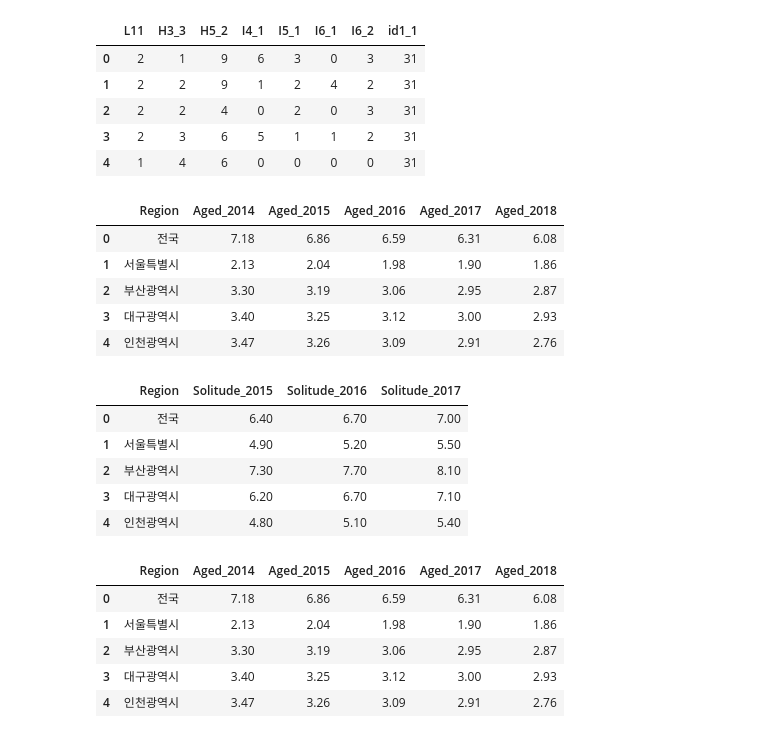
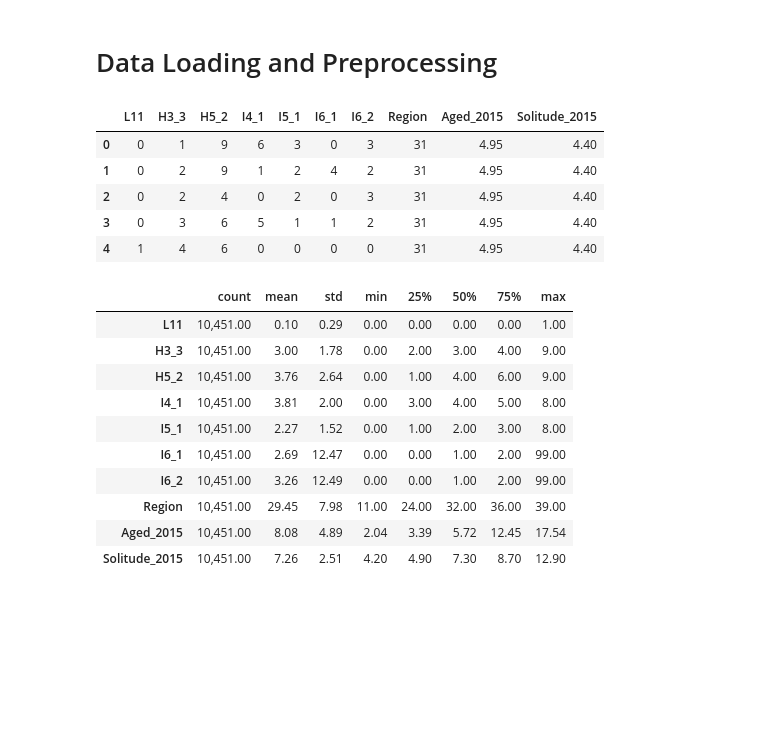
Before and after one commit to cheonbi/TimeSeriesAnalysis, a Jupyter notebook: Shared/test_sumin.ipynb, the cells around one changed output. Cells and saved outputs as stored; diff of their text form; code cells hidden in the pictures; blank space fills up the shorter version.

```diff
--- a/Shared/test_sumin.ipynb
+++ b/Shared/test_sumin.ipynb
@@ -7,43 +9,70 @@ if 'D:\\[Analysis]\\Module' not in sys.path:
 %autoreload 2
 from data_KK import *
 from description_KK import *
+from algorithm_KK import *
 pd.options.display.max_rows = 100 # display row numbers
-pd.options.display.max_columns = 20 # display column numbers
+pd.options.display.max_columns = 50 # display column numbers
+# %% [markdown]
+# Data Loading and Preprocessing
 # %%
 # data loading
 location = 'D:/[Analysis]/Data/Sumin/'
 raw_main = pd.read_excel(location+'main_KK.xlsx')
+raw_main['L11'] = raw_main['L11'].apply(lambda x:1 if x == 1 else 0)
 raw_solitude = pd.read_excel(location+'solitude_KK.xlsx')
 raw_solitude.columns = ['Region', 'Solitude_2015', 'Solitude_2016', 'Solitude_2017']
 raw_aged = pd.read_excel(location+'theaged_KK.xlsx')
 raw_aged.columns = ['Region', 'Aged_2014', 'Aged_2015', 'Aged_2016', 'Aged_2017', 'Aged_2018']
 raw_region = [[11, '서울특별시'], [21, '부산광역시'], [22, '대구광역시'], [23, '인천광역시'], [24, '광주광역시'], [25, '대전광역시'],
               [26, '울산광역시'], [31, '경기도'], [32, '강원도'], [33, '충청북도'], [34, '충청남도'], [35, '전라북도'], [36, '전라남도'],
               [37, '경상북도'], [38, '경상남도'], [39, '제주특별자치도']]
 raw_region = pd.DataFrame(raw_region, columns=['Code', 'Name'])
-display(raw_main.head(), raw_aged.head(), raw_solitude.head(), raw_aged.head(), raw_region.head())
+# display(raw_main.head(), raw_aged.head(), raw_solitude.head(), raw_aged.head(), raw_region.head())
+
+# replace name as code by merging
+raw_aged_using = pd.merge(raw_region, raw_aged, how='inner', left_on=['Name'], right_on=['Region'])
+raw_solitude_using = pd.merge(raw_region, raw_solitude, how='inner', left_on=['Name'], right_on=['Region'])
+# display(raw_aged_using.head(), raw_solitude_using.head())
+
+# delete duplicates
+def delete_columns(raw, del_list):
+    raw_output = raw.copy()
+    for i in del_list:
+        if i in raw_output.columns:
+            del raw_output[i]
+    return raw_output
+raw_aged_using = delete_columns(raw_aged_using, ['Name', 'Region'])
+raw_solitude_using = delete_columns(raw_solitude_using, ['Name', 'Region'])
+# display(raw_aged_using.head(), raw_solitude_using.head())
+
+# join aged and solitude to main raw
+if 'Aged_2014' not in raw_main.columns:
+    raw_main_using = pd.merge(raw_main, raw_aged_using, how='inner', left_on=['id1_1'], right_on=['Code'])
+if 'Solitude_2015' not in raw_main_using.columns:
+    raw_main_using = pd.merge(raw_main_using, raw_solitude_using, how='inner', left_on=['id1_1'], right_on=['Code'])
+
+# removing 9 in L11
+raw_main_using = raw_main_using[raw_main_using['L11'] != 9]
+
+# descriptive statistics
+raw_main_using.rename(columns={'Code_x':'Region'}, inplace=True)
+raw_main_using = delete_columns(raw_main_using, ['id1_1', 'Aged_2014', 'Aged_2016', 'Aged_2017', 'Aged_2018', 'Solitude_2016', 'Solitude_2017', 'Code_y'])
+display(raw_main_using.head(), raw_main_using.describe().T)
 # %% [output]
-|  | L11 | H3_3 | H5_2 | I4_1 | I5_1 | I6_1 | I6_2 | id1_1 |
-| 0 | 2 | 1 | 9 | 6 | 3 | 0 | 3 | 31 |
-| 1 | 2 | 2 | 9 | 1 | 2 | 4 | 2 | 31 |
-| 2 | 2 | 2 | 4 | 0 | 2 | 0 | 3 | 31 |
-| 3 | 2 | 3 | 6 | 5 | 1 | 1 | 2 | 31 |
-| 4 | 1 | 4 | 6 | 0 | 0 | 0 | 0 | 31 |
+|  | L11 | H3_3 | H5_2 | I4_1 | I5_1 | I6_1 | I6_2 | Region | Aged_2015 | Solitude_2015 |
+| 0 | 0 | 1 | 9 | 6 | 3 | 0 | 3 | 31 | 4.95 | 4.40 |
+| 1 | 0 | 2 | 9 | 1 | 2 | 4 | 2 | 31 | 4.95 | 4.40 |
+| 2 | 0 | 2 | 4 | 0 | 2 | 0 | 3 | 31 | 4.95 | 4.40 |
+| 3 | 0 | 3 | 6 | 5 | 1 | 1 | 2 | 31 | 4.95 | 4.40 |
+| 4 | 1 | 4 | 6 | 0 | 0 | 0 | 0 | 31 | 4.95 | 4.40 |
-|  | Region | Aged_2014 | Aged_2015 | Aged_2016 | Aged_2017 | Aged_2018 |
-| 0 | 전국 | 7.18 | 6.86 | 6.59 | 6.31 | 6.08 |
-| 1 | 서울특별시 | 2.13 | 2.04 | 1.98 | 1.90 | 1.86 |
-| 2 | 부산광역시 | 3.30 | 3.19 | 3.06 | 2.95 | 2.87 |
-| 3 | 대구광역시 | 3.40 | 3.25 | 3.12 | 3.00 | 2.93 |
-| 4 | 인천광역시 | 3.47 | 3.26 | 3.09 | 2.91 | 2.76 |
+|  | count | mean | std | min | 25% | 50% | 75% | max |
+| L11 | 10,451.00 | 0.10 | 0.29 | 0.00 | 0.00 | 0.00 | 0.00 | 1.00 |
+| H3_3 | 10,451.00 | 3.00 | 1.78 | 0.00 | 2.00 | 3.00 | 4.00 | 9.00 |
+| H5_2 | 10,451.00 | 3.76 | 2.64 | 0.00 | 1.00 | 4.00 | 6.00 | 9.00 |
+| I4_1 | 10,451.00 | 3.81 | 2.00 | 0.00 | 3.00 | 4.00 | 5.00 | 8.00 |
+| I5_1 | 10,451.00 | 2.27 | 1.52 | 0.00 | 1.00 | 2.00 | 3.00 | 8.00 |
+| I6_1 | 10,451.00 | 2.69 | 12.47 | 0.00 | 0.00 | 1.00 | 2.00 | 99.00 |
+| I6_2 | 10,451.00 | 3.26 | 12.49 | 0.00 | 0.00 | 1.00 | 2.00 | 99.00 |
+| Region | 10,451.00 | 29.45 | 7.98 | 11.00 | 24.00 | 32.00 | 36.00 | 39.00 |
+| Aged_2015 | 10,451.00 | 8.08 | 4.89 | 2.04 | 3.39 | 5.72 | 12.45 | 17.54 |
+| Solitude_2015 | 10,451.00 | 7.26 | 2.51 | 4.20 | 4.90 | 7.30 | 8.70 | 12.90 |
-|  | Region | Solitude_2015 | Solitude_2016 | Solitude_2017 |
-| 0 | 전국 | 6.40 | 6.70 | 7.00 |
-| 1 | 서울특별시 | 4.90 | 5.20 | 5.50 |
-| 2 | 부산광역시 | 7.30 | 7.70 | 8.10 |
-| 3 | 대구광역시 | 6.20 | 6.70 | 7.10 |
-| 4 | 인천광역시 | 4.80 | 5.10 | 5.40 |
-|  | Region | Aged_2014 | Aged_2015 | Aged_2016 | Aged_2017 | Aged_2018 |
-| 0 | 전국 | 7.18 | 6.86 | 6.59 | 6.31 | 6.08 |
-| 1 | 서울특별시 | 2.13 | 2.04 | 1.98 | 1.90 | 1.86 |
-| 2 | 부산광역시 | 3.30 | 3.19 | 3.06 | 2.95 | 2.87 |
-| 3 | 대구광역시 | 3.40 | 3.25 | 3.12 | 3.00 | 2.93 |
-| 4 | 인천광역시 | 3.47 | 3.26 | 3.09 | 2.91 | 2.76 |
```
Also changed, not shown: parts of 25 cells of this notebook, 1 other file.
